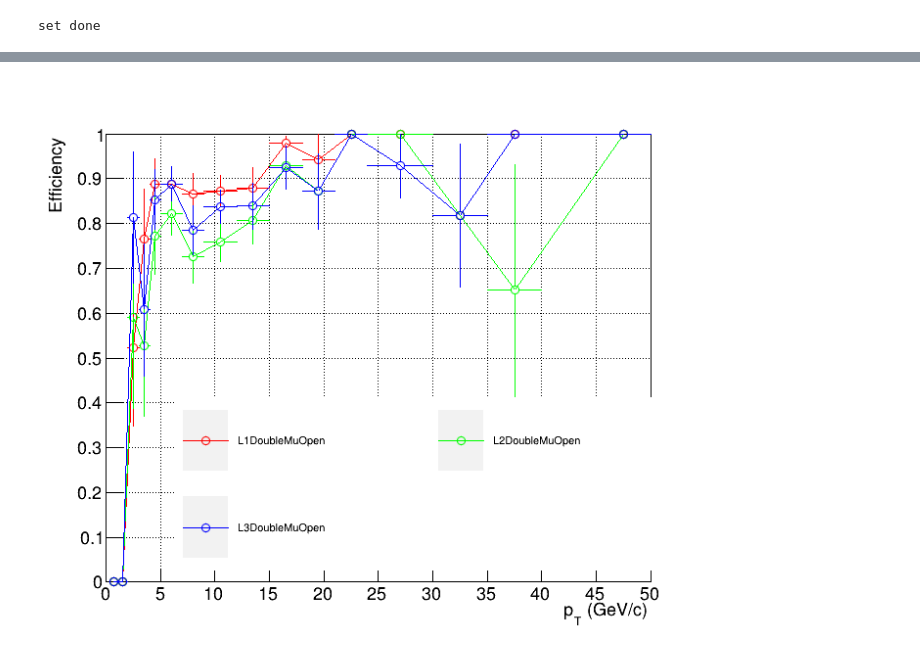
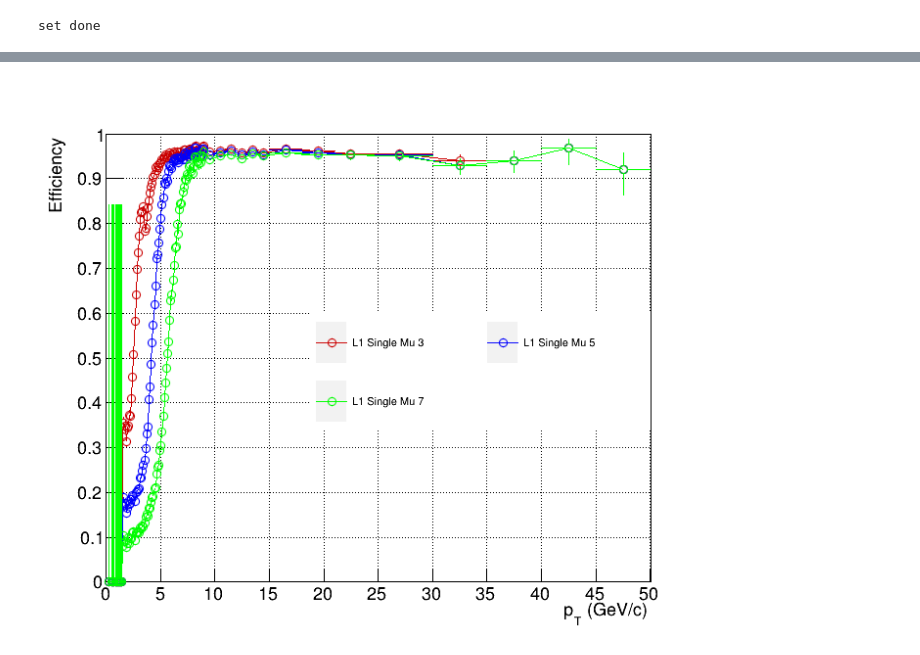
Before and after one commit to vince502/EffCalc, a Jupyter notebook: GetEfficiency.ipynb, the cells around one changed output, grey strips where cells are left out. Drawn from its saved outputs; the diff is of its cells as text; code cells hidden in the pictures.

```diff
--- a/GetEfficiency.ipynb
+++ b/GetEfficiency.ipynb
@@ -110,7 +111,7 @@ def DrawTrigOne(trigDir, obj, canv, _and = False, _col = 221) :
     canv.Draw()
     return canv
 
-def DrawTrigSeq(trigDir, obj, canv, _and = False, _col = 221, _leg = 0, _marker = 1, _disc = "", _pltmode = "") :
+def DrawTrigSeq(trigDir, obj, canv, _and = False, _col = 221, _leg = 0, _marker = 1, _disc = "", _pltmode = "", _rangeDo= 0, _rangeUp = 50) :
     if not ( _and ) :
         canv.Clear();
     first = True;
@@ -130,7 +131,7 @@ def DrawTrigSeq(trigDir, obj, canv, _and = False, _col = 221, _leg = 0, _marker
     hist.SetMarkerStyle(_marker)
     hist.GetYaxis().SetRangeUser(range_do,range_up)
     hist.GetYaxis().SetNdivisions(int((range_up)*10))
-    hist.GetXaxis().SetRangeUser(0, 50)
+    hist.GetXaxis().SetRangeUser(_rangeDo, _rangeUp)
     hist.GetXaxis().SetNdivisions(20)
     hist.GetXaxis().SetTitle("p_{T} (GeV/c)")
     if( _pltmode == 'Y' ):
@@ -141,6 +142,10 @@ def DrawTrigSeq(trigDir, obj, canv, _and = False, _col = 221, _leg = 0, _marker
         hist.GetXaxis().SetRangeUser(0, 200)
         hist.GetXaxis().SetNdivisions(20)
         hist.GetXaxis().SetTitle("Centrality (x2)")
+    if( _pltmode == 'PH' ):
+        hist.GetXaxis().SetRangeUser(-3.5, 3.5)
+        hist.GetXaxis().SetNdivisions(14)
+        hist.GetXaxis().SetTitle("#phi")
 
 
     hist.GetYaxis().SetTitle("Efficiency")
@@ -371,37 +239,53 @@ Collection name='THashList', class='THashList', size=16
 leg.SetNColumns(2)
 leg.SetTextSize(0.020)
 #leg.SetX1(0.1);leg.SetX2(0.95);leg.SetY1(0.7);leg.SetY2(0.92);
-leg.SetX1(0.2);leg.SetX2(0.95);leg.SetY1(0.12);leg.SetY2(0.43);
+leg.SetX1(0.4);leg.SetX2(0.90);leg.SetY1(0.37);leg.SetY2(0.58);
 
 leg.Clear()
-#canv, leg = DrawTrigSeq(f_out1.Get("L1DoubleMuOpen"), 'pt', canv, _col = 221, _leg = leg, _disc = "L1DoubleMuOpen v2-6")
-#canv, leg = DrawTrigSeq(f_out1.Get("L1DoubleMuZero"), 'pt', canv, _and = True, _col = 221, _leg = leg, _disc = "L1DoubleMuZero v2-6")
-#canv, leg = DrawTrigSeq(f_out1.Get("L1DoubleMuSQ"), 'pt', canv, _and = True, _col = 208, _leg = leg, _disc = "L1DoubleMu SQ v2-6")
 
-# canv, leg = DrawTrigSeq(f_out2.Get("L1DoubleMuOpen"), 'pt', canv, _and = False, _col = getcolor(0), _leg = leg, _marker = 24, _disc = "L1DoubleMuOpen")# %s" % ver1)# v2-7-mod1")
-# canv, leg = DrawTrigSeq(f_out2.Get("L1DoubleMuCosmic"), 'pt', canv, _and = True, _col = getcolor(34), _leg = leg, _marker = 24, _disc = "L1DoubleMuCosmic")# %s" % ver1)# v2-7-mod1")
+### Single Muon
 
-# canv, leg = DrawTrigSeq(f_out2.Get("L2DoubleMuOpen"), 'pt', canv, _and = True, _col = getcolor(1), _leg = leg, _marker = 24, _disc = "L2DoubleMuOpen")# %s" % ver1)# v2-7-mod1")
-# canv, leg = DrawTrigSeq(f_out2.Get("L2DoubleMuCosmic"), 'pt', canv, _and = True, _col = getcolor(18), _leg = leg, _marker = 24, _disc = "L2DoubleMuCosmic")# %s" % ver1)# v2-7-mod1")
+canv, leg = DrawTrigSeq(f_out2.Get("HLT_HIL1SingleMu3_v"), 'pt', canv, _and = False, _col = EColor.kRed+1, _leg = leg, _marker = 24, _disc = "L1 Single Mu 3")# %s" % ver1)# v2-7-mod1")
+canv, leg = DrawTrigSeq(f_out2.Get("HLT_HIL1SingleMu5_v"), 'pt', canv, _and = True, _col = EColor.kBlue+1, _leg = leg, _marker = 24, _disc = "L1 Single Mu 5")# %s" % ver1)# v2-7-mod1")
+canv, leg = DrawTrigSeq(f_out2.Get("HLT_HIL1SingleMu7_v"), 'pt', canv, _and = True, _col = EColor.kGreen+1, _leg = leg, _marker = 24, _disc = "L1 Single Mu 7")# %s" % ver1)# v2-7-mod1")
+# canv, leg = DrawTrigSeq(f_out2.Get("HLT_HIL1SingleMu5_v"), 'pt', canv, _and = False, _col = EColor.kRed-1, _leg = leg, _marker = 24, _disc = "L1 Single Mu 3")# %s" % ver1)# v2-7-mod1")
+# canv, leg = DrawTrigSeq(f_out2.Get("HLT_HIL1SingleMu7_v"), 'pt', canv,  _rangeUp=20, _and = False, _col = EColor.kRed, _leg = leg, _marker = 24, _disc = "L1 Single Mu 7")# %s" % ver1)# v2-7-mod1")
 
-# canv, leg = DrawTrigSeq(f_out2.Get("L3DoubleMuOpen"), 'pt', canv, _and = True, _col = getcolor(3), _leg = leg, _marker = 24, _disc = "L3DoubleMuOpen")# %s" % ver1)# v2-7-mod1")
-# canv, leg = DrawTrigSeq(f_out2.Get("L3DoubleMuCosmic"), 'pt', canv, _and = True, _col = getcolor(20), _leg = leg, _marker = 24, _disc = "L3DoubleMuCosmic")# %s" % ver1)# v2-7-mod1")
 
-canv, leg = DrawTrigSeq(f_out2.Get("HLT_HIL1DoubleMu0_Open"), 'pt', canv, _and = False, _col = EColor.kRed, _leg = leg, _marker = 24, _disc = "L1DoubleMuOpen")# %s" % ver1)# v2-7-mod1")
-canv, leg = DrawTrigSeq(f_out2.Get("HLT_HIL2DoubleMu0_Open"), 'pt', canv, _and = True, _col = EColor.kGreen+1, _leg = leg, _marker = 24, _disc = "L2DoubleMuOpen")# %s" % ver1)# v2-7-mod1")
-canv, leg = DrawTrigSeq(f_out2.Get("HLT_HIL3DoubleMu0_M2to4p5_Open"), 'pt', canv, _and = True, _col = EColor.kBlue+1, _leg = leg, _marker = 24, _disc = "L3DoubleMuOpen")# %s" % ver1)# v2-7-mod1")
+# canv, leg = DrawTrigSeq(f_out2.Get("HLT_HIL2SingleMu3_Open_v"), 'pt', canv, _and = True, _col = EColor.kOrange, _leg = leg, _marker = 24, _disc = "L2 Single Mu 3")# %s" % ver1)# v2-7-mod1")
+# canv, leg = DrawTrigSeq(f_out2.Get("HLT_HIL2SingleMu5_Open_v"), 'pt', canv, _and = True, _col = EColor.kOrange, _leg = leg, _marker = 24, _disc = "L2 Single Mu 3")# %s" % ver1)# v2-7-mod1")
+# canv, leg = DrawTrigSeq(f_out2.Get("HLT_HIL2SingleMu7_Open_v"), 'pt', canv, _and = True, _col = EColor.kOrange, _leg = leg, _marker = 24, _disc = "L2 Single Mu 7")# %s" % ver1)# v2-7-mod1")
 
-# canv, leg = DrawTrigSeq(f_out2.Get("L3DoubleMuOpen2_M2to4p5"), 'pt', canv, _and = True, _col = EColor.kMagenta+1, _leg = leg, _marker = 24, _disc = "L3DoubleMuOpen2_M2to4p5")# %s" % ver1)# v2-7-mod1")
-# canv, leg = DrawTrigSeq(f_out2.Get("L3DoubleMuOpen1p5_M2to4p5"), 'pt', canv, _and = True, _col = EColor.kBlue+2, _leg = leg, _marker = 24, _disc = "L3DoubleMuOpen1p5_M2to4p5")# %s" % ver1)# v2-7-mod1")
-# canv, leg = DrawTrigSeq(f_out2.Get("L3DoubleMuOpen1_M2to4p5"), 'pt', canv, _and = True, _col = EColor.kBlue+3, _leg = leg, _marker = 24, _disc = "L3DoubleMuOpen1_M2to4p5")# %s" % ver1)# v2-7-mod1")
-# canv, leg = DrawTrigSeq(f_out2.Get("L3DoubleMuOpen0p5_M2to4p5"), 'pt', canv, _and = True, _col = EColor.kBlue+5, _leg = leg, _marker = 24, _disc = "L3DoubleMuOpen0p5_M2to4p5")# %s" % ver1)# v2-7-mod1")
-# canv, leg = DrawTrigSeq(f_out2.Get("L3DoubleMuOpen_M2to4p5"), 'pt', canv, _and = True, _col = EColor.kRed+3, _leg = leg, _marker = 24, _disc = "L3DoubleMuOpen_M2to4p5")# %s" % ver1)# v2-7-mod1")
-# canv, leg = DrawTrigSeq(f_out2.Get("L3DoubleMuOpen_M7to15"), 'pt', canv, _and = True, _col = EColor.kTeal+1, _leg = leg, _marker = 24, _disc = "L3DoubleMuOpen_M7to15")# %s" % ver1)# v2-7-mod1")
-# canv, leg = DrawTrigSeq(f_out2.Get("L3DoubleMuOpen_Quarkonia"), 'pt', canv, _and = True, _col = EColor.kRed+4, _leg = leg, _marker = 24, _disc = "L3DoubleMuOpen_Quarkonia")# %s" % ver1)# v2-7-mod1")
-# canv, leg = DrawTrigSeq(f_out2.Get("L3DoubleMuOpen_Quarkonia_LowMpT2"), 'pt', canv, _and = True, _col = EColor.kBlue+5, _leg = leg, _marker = 24, _disc = "L3DoubleMuOpen_Quarkonia_LowMpT2")# %s" % ver1)# v2-7-mod1")
-# canv, leg = DrawTrigSeq(f_out2.Get("L2DoubleMuOpen_M1to6p5"), 'pt', canv, _and = True, _col = EColor.kPink-3, _leg = leg, _marker = 24, _disc = "L2DoubleMuOpen_M1to6p5")# %s" % ver1)# v2-7-mod1")
-# canv, leg = DrawTrigSeq(f_out2.Get("L2DoubleMuOpen_M6p5to16"), 'pt', canv, _and = True, _col = EColor.kGreen+3, _leg = leg, _marker = 24, _disc = "L2DoubleMuOpen_M6p5to16")# %s" % ver1)# v2-7-mod1")
-# canv, leg = DrawTrigSeq(f_out2.Get("L2DoubleMuOpen_M1to16"), 'pt', canv, _and = True, _col = EColor.kBlue+5, _leg = leg, _marker = 24, _disc = "L2DoubleMuOpen_M1to16")# %s" % ver1)# v2-7-mod1")
+# canv, leg = DrawTrigSeq(f_out2.Get("HLT_HIL3SingleMu3_Open_v"), 'pt', canv, _and = True, _col = EColor.kAzure, _leg = leg, _marker = 24, _disc = "L3 Single Mu 3")# %s" % ver1)# v2-7-mod1")
+# canv, leg = DrawTrigSeq(f_out2.Get("HLT_HIL3SingleMu5_Open_v"), 'pt', canv, _and = True, _col = EColor.kAzure+2, _leg = leg, _marker = 24, _disc = "L3 Single Mu 5")# %s" % ver1)# v2-7-mod1")
+# canv, leg = DrawTrigSeq(f_out2.Get("HLT_HIL3SingleMu7_Open_v"), 'pt', canv, _and = True, _col = EColor.kAzure+4, _leg = leg, _marker = 24, _disc = "L3 Single Mu 7")# %s" % ver1)# v2-7-mod1")
+# canv, leg = DrawTrigSeq(f_out2.Get("HLT_HIL3SingleMu12_Open_v"), 'pt', canv, _and = True, _col = EColor.kAzure+6, _leg = leg, _marker = 24, _disc = "L3 Single Mu 12")# %s" % ver1)# v2-7-mod1")
+
+
+### Dimuon
+
+# canv, leg = DrawTrigSeq(f_out2.Get("HLT_HIL1DoubleMu0_MaxDr3p5_Open_v"), 'pt', canv, _rangeUp=50, _and = False, _col = EColor.kRed+1, _leg = leg, _marker = 24, _disc = "L1DoubleMu Open Max DR")# %s" % ver1)# v2-7-mod1")
+# # canv, leg = DrawTrigSeq(f_out2.Get("HLT_HIL1DoubleMu0_Zero_v"), 'pt', canv, _and = True, _col = EColor.kGreen+1, _leg = leg, _marker = 24, _disc = "L1DoubleMu Zero")# %s" % ver1)# v2-7-mod1")
+# # canv, leg = DrawTrigSeq(f_out2.Get("HLT_HIL1DoubleMu0_SQ_v"), 'pt', canv, _and = True, _col = EColor.kTeal+1, _leg = leg, _marker = 24, _disc = "L1 DoubleMu SQ")# %s" % ver1)# v2-7-mod1")
+
+# # canv, leg = DrawTrigSeq(f_out2.Get("HLT_HIL2DoubleMu0_Open_v"), 'pt', canv, _and = True, _col = EColor.kGreen+1, _leg = leg, _marker = 24, _disc = "L2DoubleMuOpen")# %s" % ver1)# v2-7-mod1")
+# canv, leg = DrawTrigSeq(f_out2.Get("HLT_HIL2DoubleMu0_M1p5to6_Open_v"), 'pt', canv, _rangeUp=10, _and = True, _col = EColor.kOrange+1, _leg = leg, _marker = 24, _disc = "L2DoubleMuOpen M. 1-6.5")# %s" % ver1)# v2-7-mod1")
+# # canv, leg = DrawTrigSeq(f_out2.Get("HLT_HIL2DoubleMu2p8_M1to6p5_Open_v"), 'pt', canv, _and = True, _col = EColor.kGreen+1, _leg = leg, _marker = 24, _disc = "L2DbMu pt>2.8 M. 1-6.5")# %s" % ver1)# v2-7-mod1")
+# # canv, leg = DrawTrigSeq(f_out2.Get("HLT_HIL3DoubleMu0_M2to4p5_Open_v"), 'pt', canv, _and = True, _col = EColor.kBlue+1, _leg = leg, _marker = 24, _disc = "L3DoubleMuOpen M. 2-4.5")# %s" % ver1)# v2-7-mod1")
+
+# # canv, leg = DrawTrigSeq(f_out2.Get("HLT_HIL3DoubleMu0_M0toInf_Open_v"), 'pt', canv, _and = True, _col = EColor.kAzure+3, _leg = leg, _marker = 24, _disc = "L3DbMu")# %s" % ver1)# v2-7-mod1")
+# canv, leg = DrawTrigSeq(f_out2.Get("HLT_HIL3DoubleMu0_Quarkonia_Open_v"), 'pt', canv, _rangeUp=10, _and = True, _col = EColor.kMagenta+1, _leg = leg, _marker = 24, _disc = "L3DbMu Q")# %s" % ver1)# v2-7-mod1")
+# # canv, leg = DrawTrigSeq(f_out2.Get("HLT_HIL3DoubleMuLikeMu12_Open_v"), 'pt', canv, _and = True, _col = EColor.kAzure+6, _leg = leg, _marker = 24, _disc = "L3 Single Mu 12")# %s" % ver1)# v2-7-mod1")
+
+# canv, leg = DrawTrigSeq(f_out2.Get("HLT_HIL3DoubleMu0_MuPt2p5_M7to15_Open_v"), 'pt', canv, _and = True, _col = EColor.kAzure+3, _leg = leg, _marker = 24, _disc = "L3DbMu pt>2 M. 2-4.5")# %s" % ver1)# v2-7-mod1")
+# canv, leg = DrawTrigSeq(f_out2.Get("HLT_HIL3DoubleMu0_M7to15_Open_v"), 'pt', canv, _and = True, _col = EColor.kAzure+3, _leg = leg, _marker = 24, _disc = "L3DbMu pt>2 M. 2-4.5")# %s" % ver1)# v2-7-mod1")
+
+# canv, leg = DrawTrigSeq(f_out2.Get("HLT_HIL3DoubleMu0_MuPt3_M7to15_Open_v"), 'pt', canv, _and = True, _col = EColor.kAzure+3, _leg = leg, _marker = 24, _disc = "L3DbMu pt>2 M. 2-4.5")# %s" % ver1)# v2-7-mod1")
+# canv, leg = DrawTrigSeq(f_out2.Get("HLT_HIL3DoubleMu0_OneMuPt3_M7to15_Open_v"), 'pt', canv, _and = True, _col = EColor.kAzure+3, _leg = leg, _marker = 24, _disc = "L3DbMu pt>2 M. 2-4.5")# %s" % ver1)# v2-7-mod1")
+
+# canv, leg = DrawTrigSeq(f_out2.Get("HLT_HIL3DoubleMu0_M0toInf_Open_v"), 'pt', canv, _and = True, _col = EColor.kBlue+1, _leg = leg, _marker = 24, _disc = "L3DoubleMuOpen")# %s" % ver1)# v2-7-mod1")
+
+
 
 saveTag = "L3Quarkonia_"
 leg.DrawClone()
@@ -422 +300 @@ Info in <TCanvas::Print>: png file Eff_v3_9/Eff_pt_RateCut_Comp_L3Quarkonia_Jpsi
-[figure, old version]
+[figure, new version]
```
Also changed, not shown: parts of 18 cells of this notebook, 10 other files.
